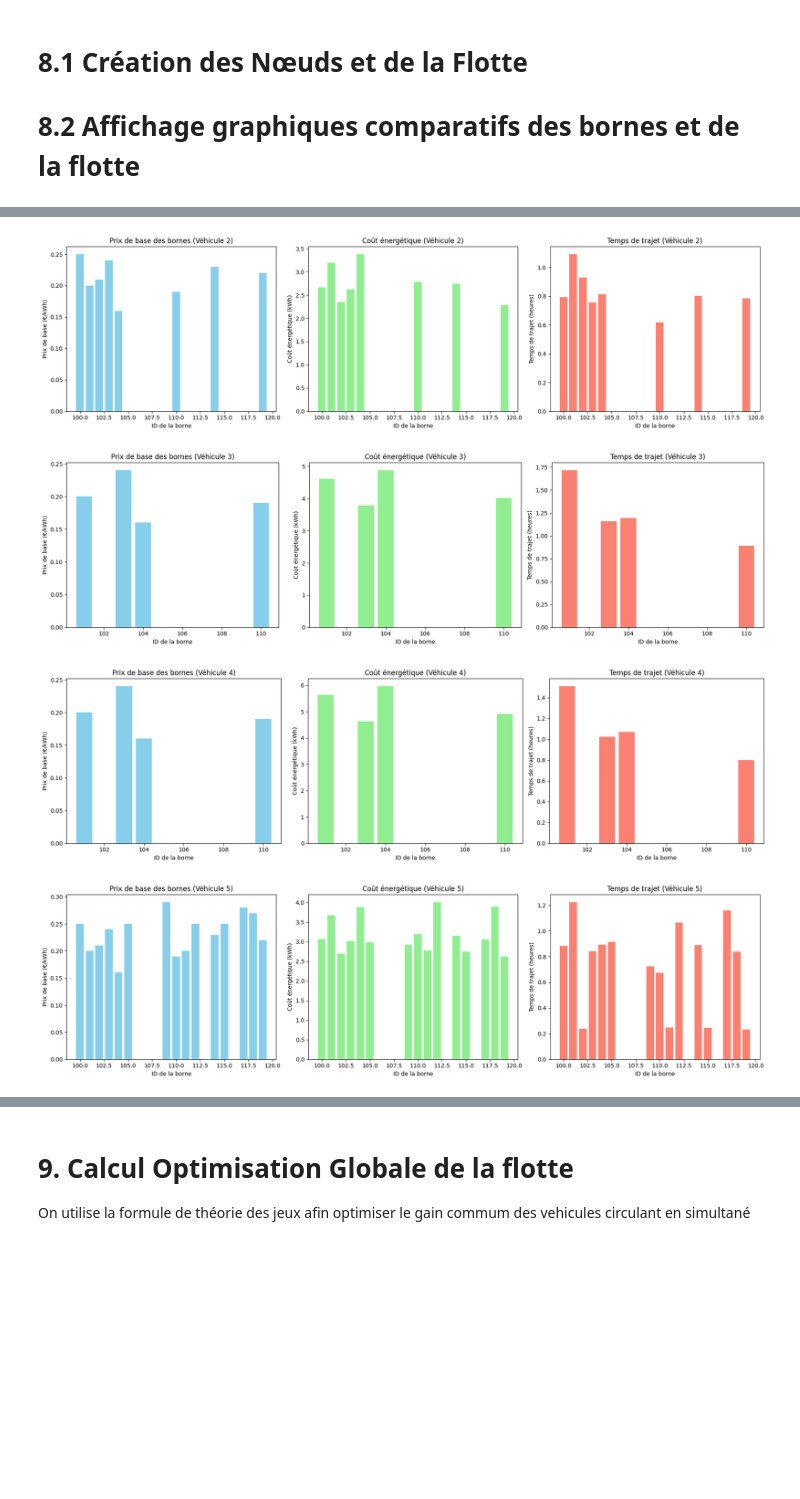
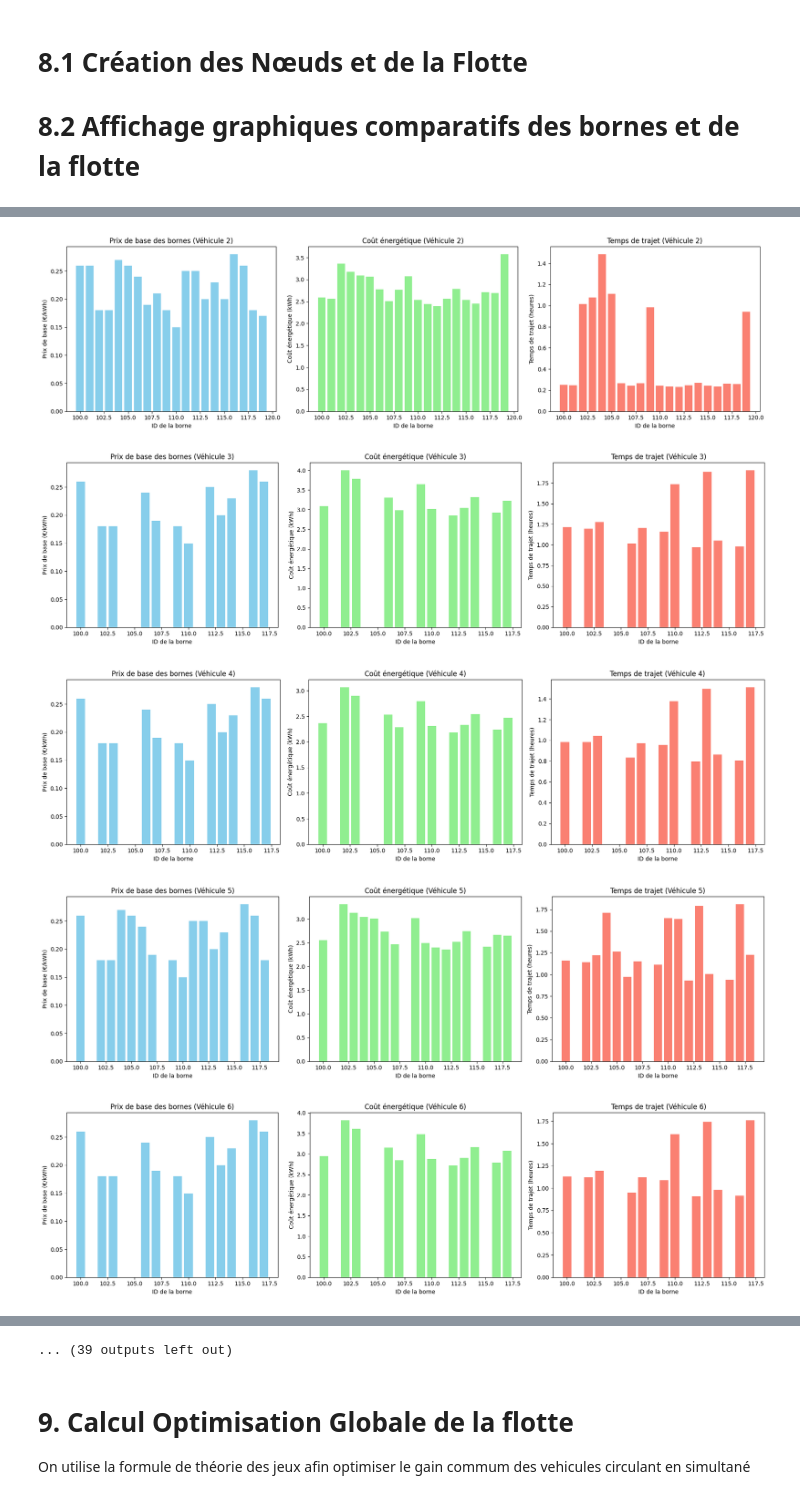
Before and after one commit to cybermika02/PFE_Planneur_Mobilite_Intelligente_Vehicules, a Jupyter notebook: Rendu_PFE/Code/Algo_Optimisation/PFE_Mobilite_Vehicule_Optimisation.ipynb, the cells around one changed output, grey strips where cells are left out. Cells and saved outputs as stored; diff of their text form; code cells hidden in the pictures; blank space fills up the shorter version.

```diff
--- a/Rendu_PFE/Code/Algo_Optimisation/PFE_Mobilite_Vehicule_Optimisation.ipynb
+++ b/Rendu_PFE/Code/Algo_Optimisation/PFE_Mobilite_Vehicule_Optimisation.ipynb
@@ -706,7 +706,7 @@ def generate_departure_time():
 
 profiles = ["urgent", "econome", "vert", "equilibrer"]
 fleet = []
-num_vehicles = 5
+num_vehicles = 50
 for i in range(num_vehicles):
     profile = random.choice(profiles)
     Bmax = random.uniform(40, 100)
@@ -836,4 +836,5 @@ Station ID 119 : 3 connecteurs disponibles
-[figure, old version]
+[figure, new version]
-[figure, old version]
+[figure, new version]
-[figure, old version]
+[figure, new version]
-[figure, old version]
+[figure, new version]
+[figure, added]
@@ -840,3 +846,4 @@ Station ID 119 : 3 connecteurs disponibles
+... (39 outputs left out)
 # %% [markdown]
 # 9. Calcul Optimisation Globale de la flotte
 
```
Also changed, not shown: parts of 7 cells of this notebook, 2 other files.
